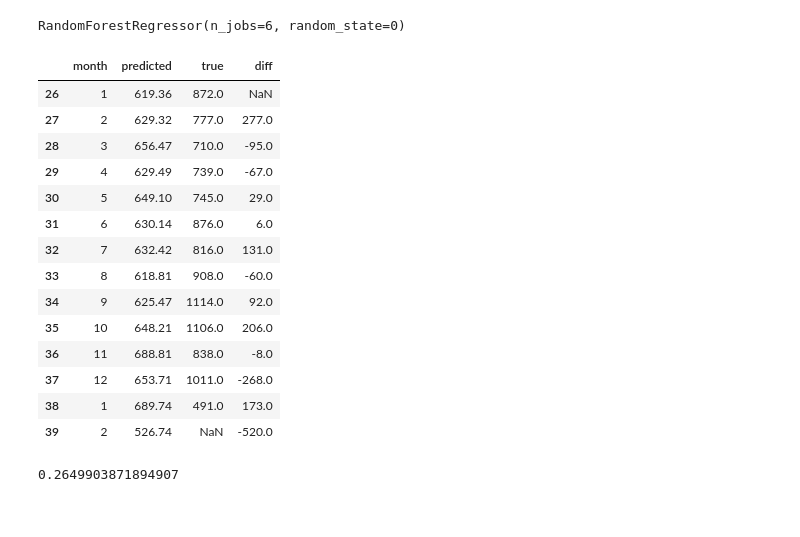
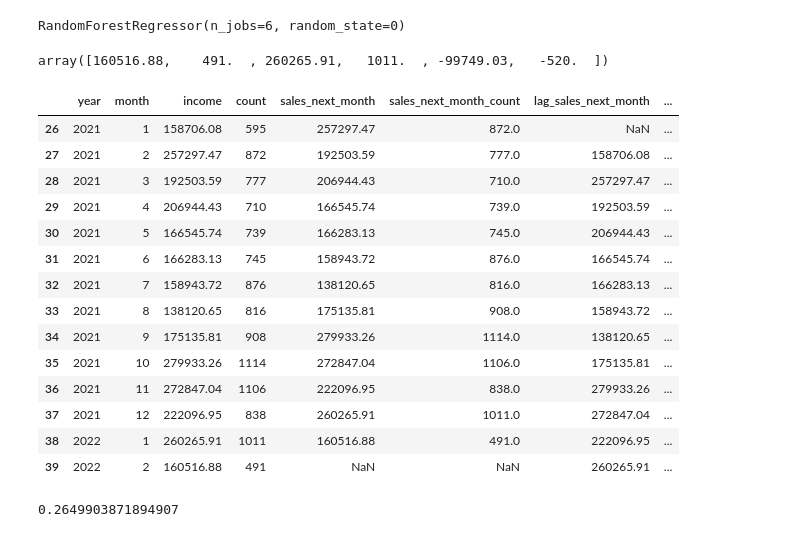
Before and after one commit to fjrp1412/machine-learning-dicascada, a Jupyter notebook: notebooks/sales/model_per_month.ipynb, the cells around one changed output. Saved outputs shown, nothing was run; the diff lists cells and outputs as text; code cells hidden in the pictures.

```diff
--- a/notebooks/sales/model_per_month.ipynb
+++ b/notebooks/sales/model_per_month.ipynb
@@ -295,27 +296,33 @@ RandomForestRegressor(n_jobs=6, random_state=0)
 
 Xval_per_month_count = imputer.fit_transform(data_valid[features_count])
 yval_per_month_count = data_valid['sales_next_month_count']
+["income", "count"]
 
 prediction_per_month_count = model_count.predict(Xval_per_month)
 
 df_forest_per_month_count = pd.DataFrame({"month": data_valid["month"] ,"predicted": prediction_per_month_count, "true": yval_per_month_count, "diff": data_valid["diff_sales_next_month_count"]})
 df_forest_per_month_count
+Xval_per_month_count[-1]
 # %% [output]
-|  | month | predicted | true | diff |
-| 26 | 1 | 619.36 | 872.0 | NaN |
-| 27 | 2 | 629.32 | 777.0 | 277.0 |
-| 28 | 3 | 656.47 | 710.0 | -95.0 |
-| 29 | 4 | 629.49 | 739.0 | -67.0 |
-| 30 | 5 | 649.10 | 745.0 | 29.0 |
-| 31 | 6 | 630.14 | 876.0 | 6.0 |
-| 32 | 7 | 632.42 | 816.0 | 131.0 |
-| 33 | 8 | 618.81 | 908.0 | -60.0 |
-| 34 | 9 | 625.47 | 1114.0 | 92.0 |
-| 35 | 10 | 648.21 | 1106.0 | 206.0 |
-| 36 | 11 | 688.81 | 838.0 | -8.0 |
-| 37 | 12 | 653.71 | 1011.0 | -268.0 |
-| 38 | 1 | 689.74 | 491.0 | 173.0 |
-| 39 | 2 | 526.74 | NaN | -520.0 |
+array([160516.88,    491.  , 260265.91,   1011.  , -99749.03,   -520.  ])
+# %%
+data_valid
+# %% [output]
+|  | year | month | income | count | sales_next_month | sales_next_month_count | lag_sales_next_month | ... |
+| 26 | 2021 | 1 | 158706.08 | 595 | 257297.47 | 872.0 | NaN | ... |
+| 27 | 2021 | 2 | 257297.47 | 872 | 192503.59 | 777.0 | 158706.08 | ... |
+| 28 | 2021 | 3 | 192503.59 | 777 | 206944.43 | 710.0 | 257297.47 | ... |
+| 29 | 2021 | 4 | 206944.43 | 710 | 166545.74 | 739.0 | 192503.59 | ... |
+| 30 | 2021 | 5 | 166545.74 | 739 | 166283.13 | 745.0 | 206944.43 | ... |
+| 31 | 2021 | 6 | 166283.13 | 745 | 158943.72 | 876.0 | 166545.74 | ... |
+| 32 | 2021 | 7 | 158943.72 | 876 | 138120.65 | 816.0 | 166283.13 | ... |
+| 33 | 2021 | 8 | 138120.65 | 816 | 175135.81 | 908.0 | 158943.72 | ... |
+| 34 | 2021 | 9 | 175135.81 | 908 | 279933.26 | 1114.0 | 138120.65 | ... |
+| 35 | 2021 | 10 | 279933.26 | 1114 | 272847.04 | 1106.0 | 175135.81 | ... |
+| 36 | 2021 | 11 | 272847.04 | 1106 | 222096.95 | 838.0 | 279933.26 | ... |
+| 37 | 2021 | 12 | 222096.95 | 838 | 260265.91 | 1011.0 | 272847.04 | ... |
+| 38 | 2022 | 1 | 260265.91 | 1011 | 160516.88 | 491.0 | 222096.95 | ... |
+| 39 | 2022 | 2 | 160516.88 | 491 | NaN | NaN | 260265.91 | ... |
 # %%
 print(mape(yval_per_month_count, prediction_per_month_count))
 wmape(yval_per_month_count, prediction_per_month_count)
```
Also changed, not shown: parts of 2 cells of this notebook, 1 other file.
